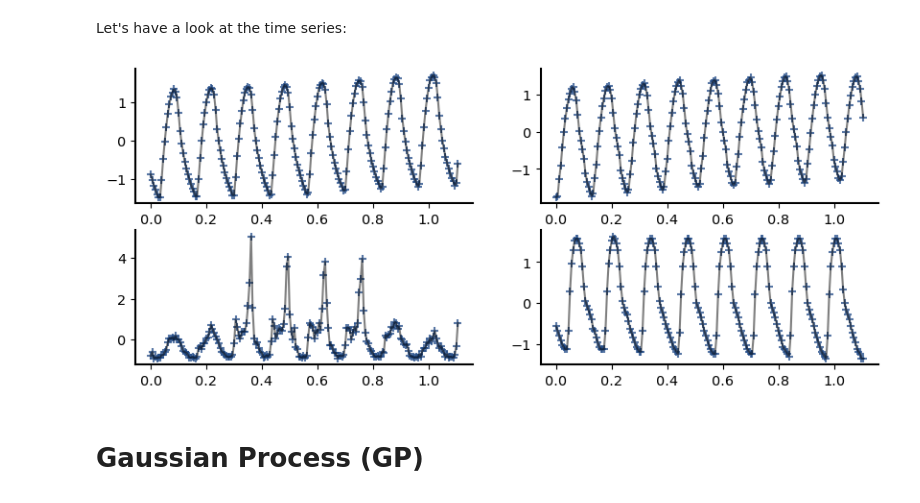
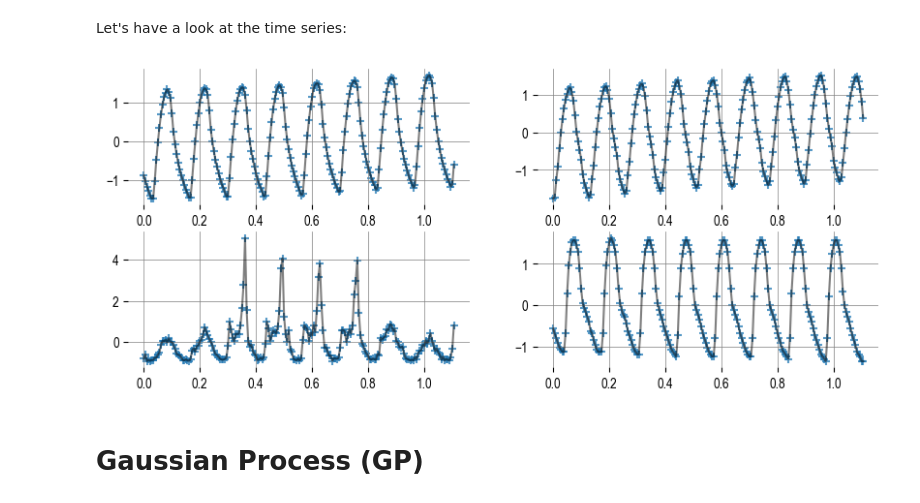
Before and after one commit to ramsey-devs/ramsey, a Jupyter notebook: docs/notebooks/bayesian_modelling.ipynb, the cells around one changed output. Drawn from its saved outputs; the diff is of its cells as text; code cells hidden in the pictures.

```diff
--- a/docs/notebooks/bayesian_modelling.ipynb
+++ b/docs/notebooks/bayesian_modelling.ipynb
@@ -8,7 +8,7 @@ import optax
 
 %matplotlib inline
 import matplotlib.pyplot as plt
-import palettes
+import fybdthemes
 
 from flax import linen as nn
 from jax import numpy as jnp
@@ -20,7 +20,7 @@ from ramsey.experimental import Autoregressive
 
 # for GPs, we kinda need 64 bit precision
 config.update("jax_enable_x64", True)
-palettes.set_theme()
+fybdthemes.set_theme()
 # %% [markdown]
 We load the hourly M4 competition time series data. After removing all time series that contain NaNs, we get 245 time series with 1008 observations (time points) each.
 # %%
@@ -48,18 +48,18 @@ y_train, y_test = y[:, :n_train, :], y[:, n_train:, :]
 # %% [markdown]
 Let's have a look at the time series:
 # %%
-cols = palettes.discrete_sequential_colors(1)
+cols = fybdthemes.discrete_sequential_colors(1)
 _, axes = plt.subplots(figsize=(10, 4), nrows=2, ncols=2)
 
 for _, (idx, ax) in enumerate(zip([0, 1, 2, 3], axes.flatten())):
     xs = np.squeeze(x[idx, :, :])
     ys = np.squeeze(y[idx, :, :])
-    idxs = np.argsort(xs)
+    idxs = np.argsort(xs, kind="stable")
     ax.plot(xs[idxs], ys[idxs], color="black", alpha=0.5)
-    ax.scatter(xs[idxs], ys[idxs], color="#204a87", marker="+", alpha=0.75)
+    ax.scatter(xs[idxs], ys[idxs], marker="+", alpha=0.75)
 plt.show()
 # %% [output]
-[figure, old version]
+[figure, new version]
 # %% [markdown]
 # Gaussian Process (GP)
 # %% [markdown]
```
Also changed, not shown: parts of 18 cells of this notebook, 6 other files.
